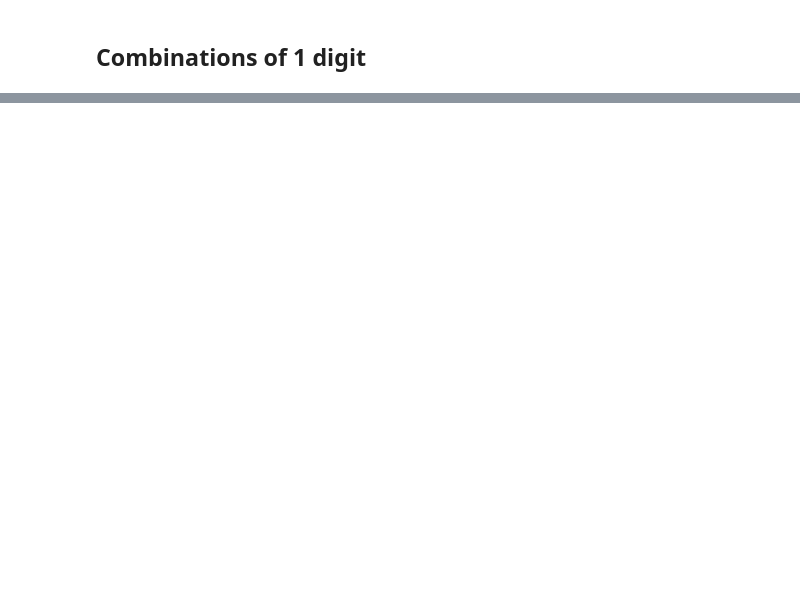
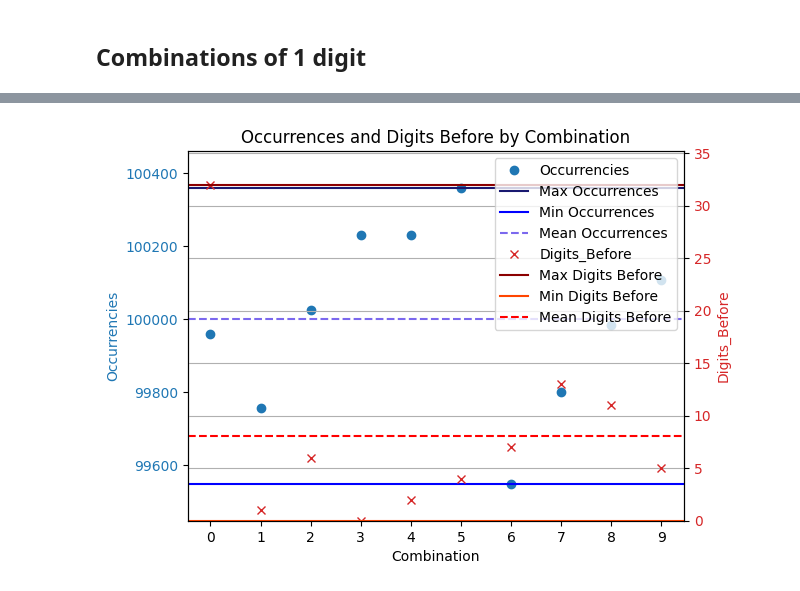
Before and after one commit to MauroPen/MyPythonRepo, a Jupyter notebook: Scripts/Check_Numbers_Pi_Notebook_2.ipynb, the cells around one changed output, grey strips where cells are left out. Saved outputs shown, nothing was run; the diff lists cells and outputs as text; code cells hidden in the pictures; blank space fills up the shorter version.

```diff
--- a/Scripts/Check_Numbers_Pi_Notebook_2.ipynb
+++ b/Scripts/Check_Numbers_Pi_Notebook_2.ipynb
@@ -108,0 +202,51 @@ In the next chapters an analysis is provided by analysing the results obtained s
+# %%
+# Calcola max, min e media
+max_occ = (dataframe_1["Occurrencies"]).max()
+min_occ = (dataframe_1["Occurrencies"]).min()
+mean_occ = (dataframe_1["Occurrencies"]).mean()
+
+max_digits = dataframe_1["Digits_Before"].max()
+min_digits = dataframe_1["Digits_Before"].min()
+mean_digits = dataframe_1["Digits_Before"].mean()
+
+# Crea la figura e gli assi
+fig, ax1 = matplotlib.pyplot.subplots()
+
+# Grafico per le occorrenze (primo asse y)
+color = 'tab:blue'
+ax1.set_xlabel('Combination')
+ax1.set_ylabel('Occurrencies', color=color)
+ax1.plot(dataframe_1["Combination"], dataframe_1["Occurrencies"], 'o', color=color, label='Occurrencies')
+ax1.tick_params(axis='y', labelcolor=color)
+ax1.set_ylim(min_occ * 0.999, max_occ * 1.001)
+
+# Creazione del secondo asse y
+ax2 = ax1.twinx()
+color = 'tab:red'
+ax2.set_ylabel('Digits_Before', color=color)
+ax2.plot(dataframe_1["Combination"], dataframe_1["Digits_Before"], 'x', color=color, label='Digits_Before')
+ax2.tick_params(axis='y', labelcolor=color)
+ax2.set_ylim(min_digits * 0.9, max_digits * 1.1)
+
+# Aggiungi annotazioni per le statistiche
+ax1.axhline(y=max_occ, color='midnightblue', linestyle='-', label='Max Occurrences')
+ax1.axhline(y=min_occ, color='blue', linestyle='-', label='Min Occurrences')
+ax1.axhline(y=mean_occ, color='mediumslateblue', linestyle='--', label='Mean Occurrences')
+
+ax2.axhline(y=max_digits, color='darkred', linestyle='-', label='Max Digits Before')
+ax2.axhline(y=min_digits, color='orangered', linestyle='-', label='Min Digits Before')
+ax2.axhline(y=mean_digits, color='red', linestyle='--', label='Mean Digits Before')
+
+# Aggiungi legende
+lines, labels = ax1.get_legend_handles_labels()
+lines2, labels2 = ax2.get_legend_handles_labels()
+ax2.legend(lines + lines2, labels + labels2, loc='upper right')
+
+# Imposta il titolo del grafico
+matplotlib.pyplot.title('Occurrences and Digits Before by Combination')
+matplotlib.pyplot.grid(True)
+
+# Mostra il grafico
+matplotlib.pyplot.show()
+# %% [output]
+[figure, added]
```
Also changed, not shown: parts of 7 cells of this notebook.
